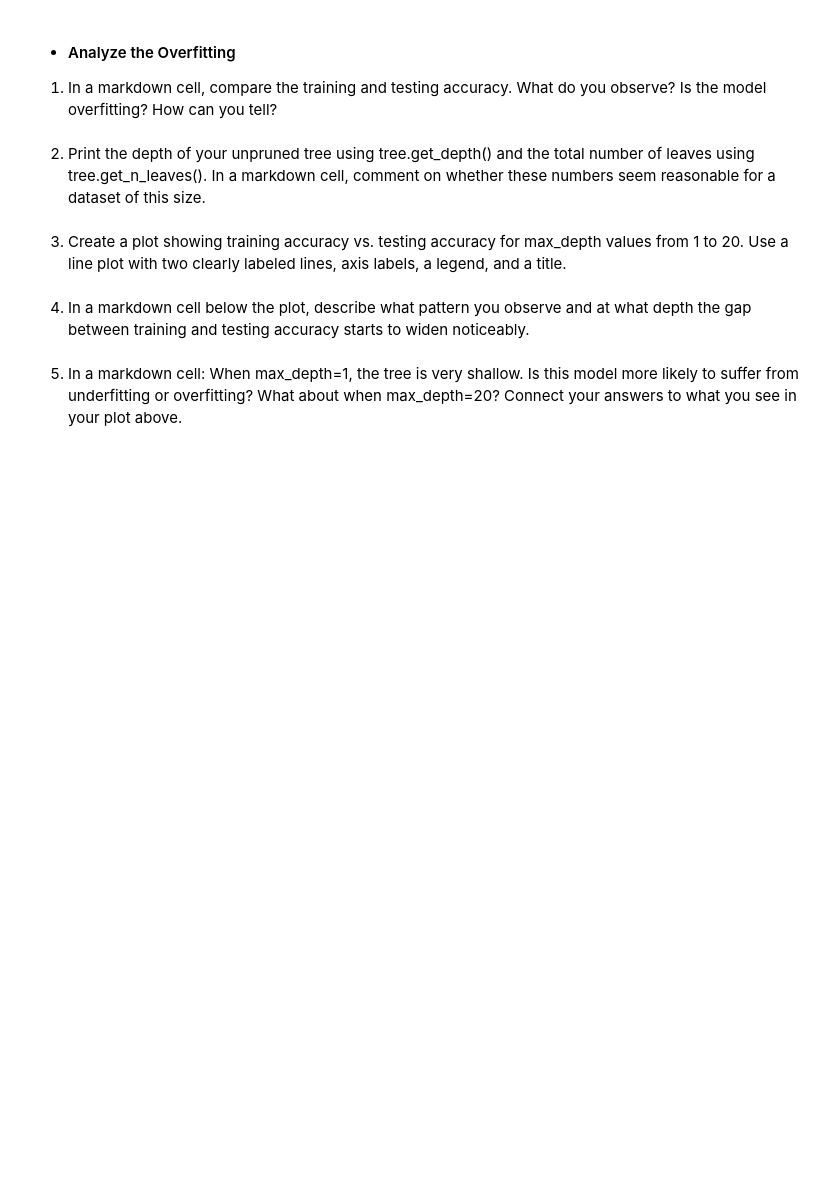
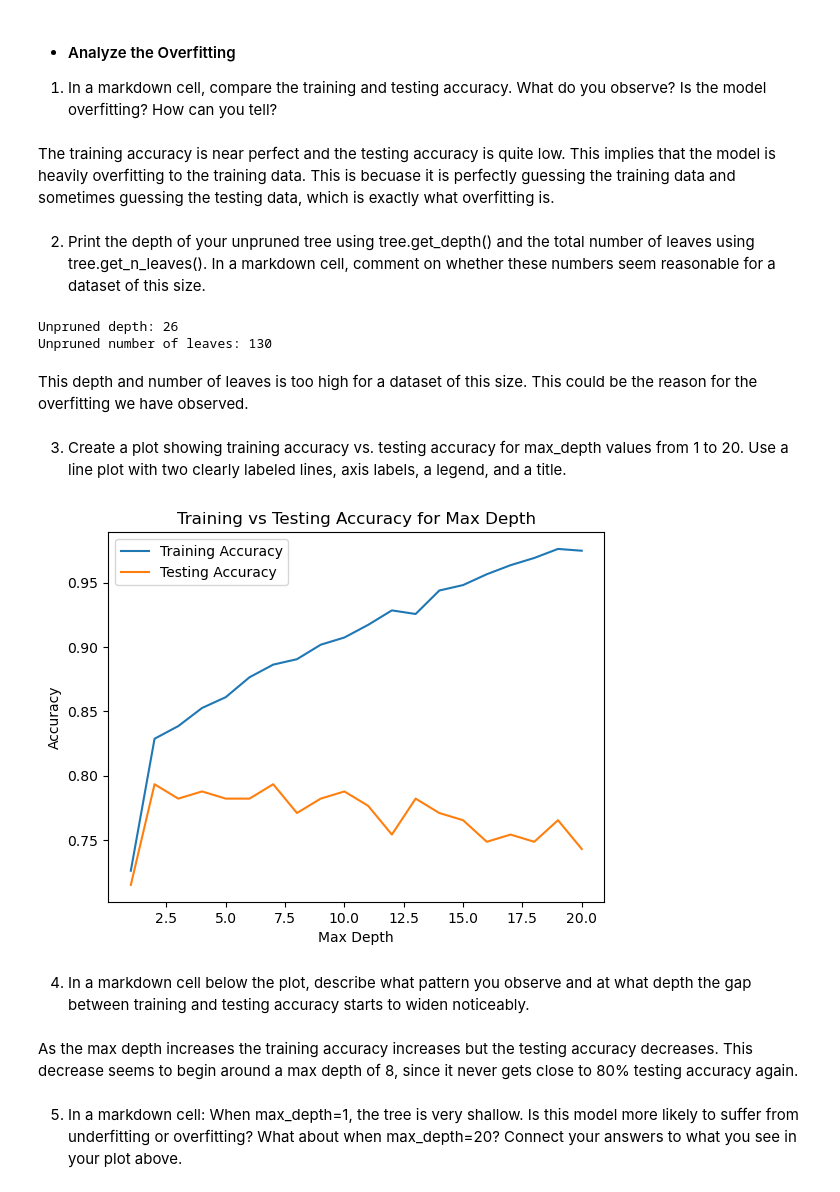
Before and after one commit to clee80/CS372_DT_Group2, a Jupyter notebook: DT_template.ipynb, the cells around one changed output. Cells and saved outputs as stored; diff of their text form; code cells hidden in the pictures; blank space fills up the shorter version.

```diff
--- a/DT_template.ipynb
+++ b/DT_template.ipynb
@@ -308,3 +308,6 @@ All columns in `X_train` are numerical. There are no remaining string or Boolean
 * #### Train an Unpruned Tree
 1. Train a DecisionTreeClassifier with criterion='entropy', random_state=42, and
 no other constraints (default parameters).
+# %%
+dt = DecisionTreeClassifier(criterion = 'entropy', random_state = 42)
+dt.fit(X_train, y_train)
@@ -314,17 +325,54 @@ no other constraints (default parameters).
 * #### Analyze the Overfitting
 1. In a markdown cell, compare the training and testing accuracy. What do you
 observe? Is the model overfitting? How can you tell?
+# %% [markdown]
+The training accuracy is near perfect and the testing accuracy is quite low. This implies that the model is heavily overfitting to the training data. This is becuase it is perfectly guessing the training data and sometimes guessing the testing data, which is exactly what overfitting is.
 # %% [markdown]
 2) Print the depth of your unpruned tree using tree.get_depth() and the total
 number of leaves using tree.get_n_leaves(). In a markdown cell, comment on whether
 these numbers seem reasonable for a dataset of this size.
+# %%
+print("Unpruned depth:", dt.get_depth())
+print("Unpruned number of leaves:", dt.get_n_leaves())
+# %% [output]
+Unpruned depth: 26
+Unpruned number of leaves: 130
+# %% [markdown]
+This depth and number of leaves is too high for a dataset of this size. This could be the reason for the overfitting we have observed.
 # %% [markdown]
 3) Create a plot showing training accuracy vs. testing accuracy for max_depth
 values from 1 to 20. Use a line plot with two clearly labeled lines, axis labels, a legend,
 and a title.
+# %%
+maxDepths = list(range(1, 21))
+trainAccuracies = []
+testAccuracies = []
+
+# Loop over max depths
+for depth in maxDepths:
+  currentDt = DecisionTreeClassifier(max_depth = depth, criterion = 'entropy', random_state = 42)
+  currentDt.fit(X_train, y_train)
+
+  # Get Accuracies
+  trainAccuracies.append(accuracy_score(y_train, currentDt.predict(X_train)))
+  testAccuracies.append(accuracy_score(y_test, currentDt.predict(X_test)))
+
+# Plot data
+plt.figure()
+plt.plot(maxDepths, trainAccuracies, label = "Training Accuracy")
+plt.plot(maxDepths, testAccuracies, label = "Testing Accuracy")
+plt.xlabel("Max Depth")
+plt.ylabel("Accuracy")
+plt.title("Training vs Testing Accuracy for Max Depth")
+plt.legend()
+plt.show()
+# %% [output]
+[figure, added]
 # %% [markdown]
 4) In a markdown cell below the plot, describe what pattern you observe and at
 what depth the gap between training and testing accuracy starts to widen noticeably.
+# %% [markdown]
+As the max depth increases the training accuracy increases but the testing accuracy decreases. This decrease seems to begin around a max depth of 8, since it never gets close to 80% testing accuracy again.
 # %% [markdown]
 5) In a markdown cell: When max_depth=1, the tree is very shallow. Is this
 model more likely to suffer from underfitting or overfitting? What about when
```
Also changed, not shown: parts of 13 cells of this notebook.
